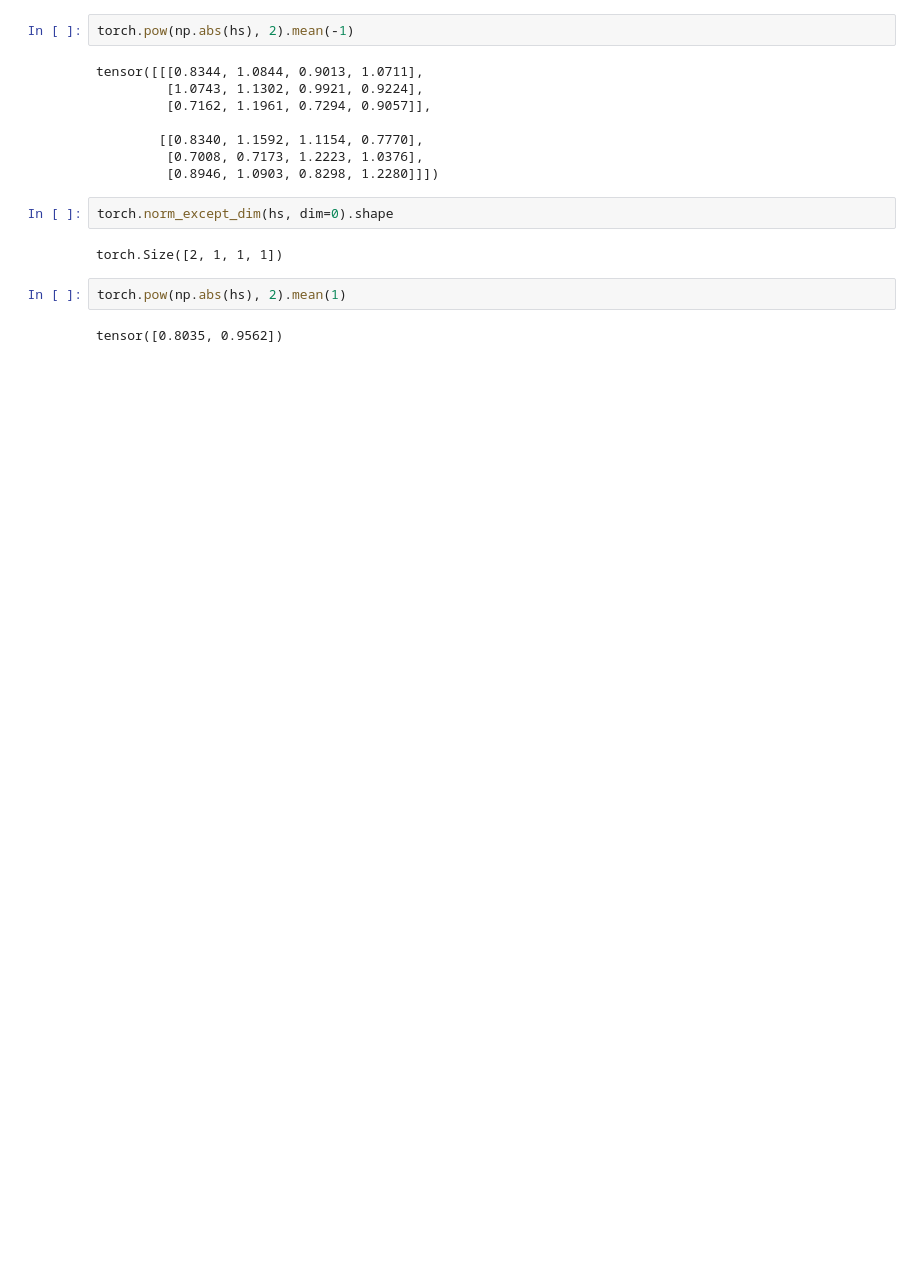
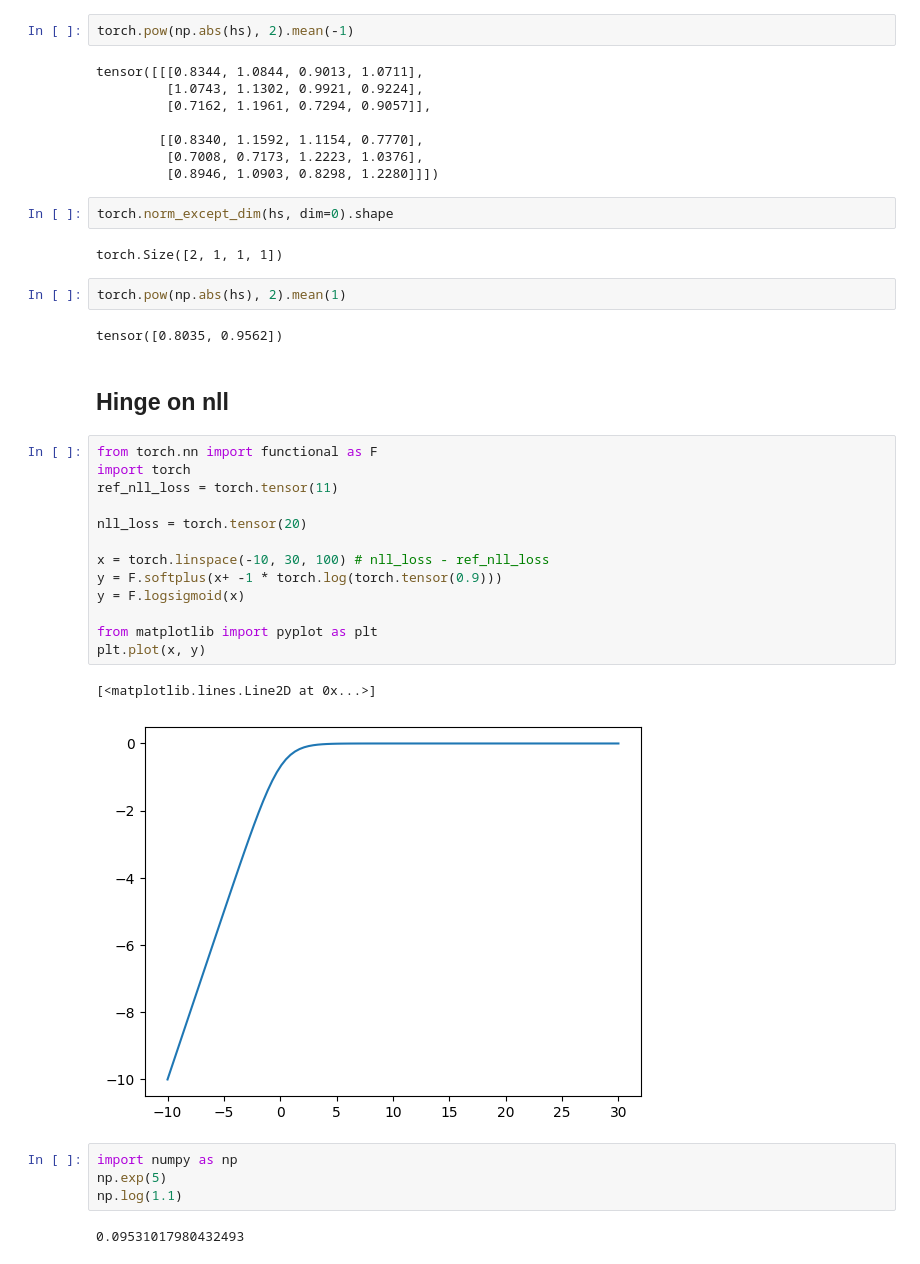
Before and after one commit to wassname/repr-preference-optimization, a Jupyter notebook: nbs/103_scratch_loss.ipynb, the cells around one changed output. Saved outputs shown, nothing was run; the diff lists cells and outputs as text; blank space fills up the shorter version.

```diff
--- a/nbs/103_scratch_loss.ipynb
+++ b/nbs/103_scratch_loss.ipynb
@@ -73,3 +73,27 @@ torch.Size([2, 1, 1, 1])
 torch.pow(np.abs(hs), 2).mean(1)
 # %% [output]
 tensor([0.8035, 0.9562])
+# %% [markdown]
+## Hinge on nll
+# %%
+from torch.nn import functional as F
+import torch
+ref_nll_loss = torch.tensor(11)
+
+nll_loss = torch.tensor(20)
+
+x = torch.linspace(-10, 30, 100) # nll_loss - ref_nll_loss
+y = F.softplus(x+ -1 * torch.log(torch.tensor(0.9)))
+y = F.logsigmoid(x)
+
+from matplotlib import pyplot as plt
+plt.plot(x, y)
+# %% [output]
+[<matplotlib.lines.Line2D at 0x...>]
+[figure, added]
+# %%
+import numpy as np
+np.exp(5)
+np.log(1.1)
+# %% [output]
+0.09531017980432493
```
Also changed, not shown: parts of 2 cells of this notebook, 12 other files.
